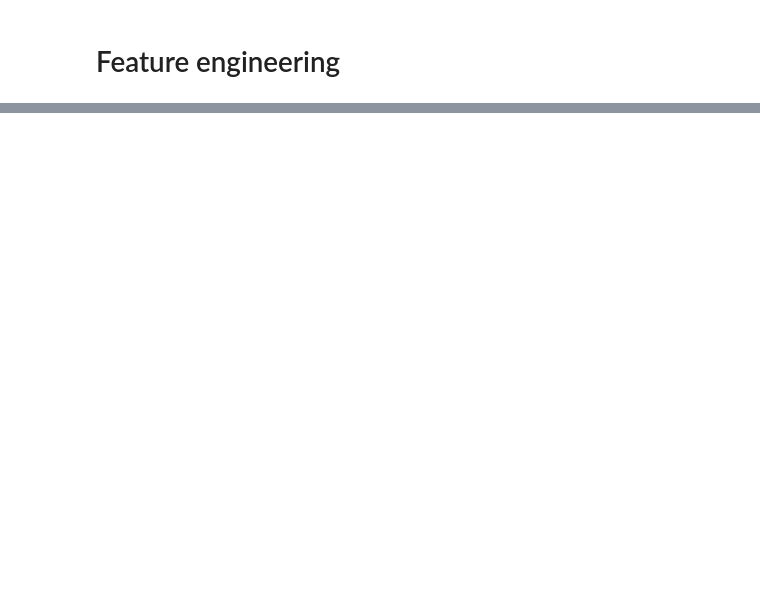
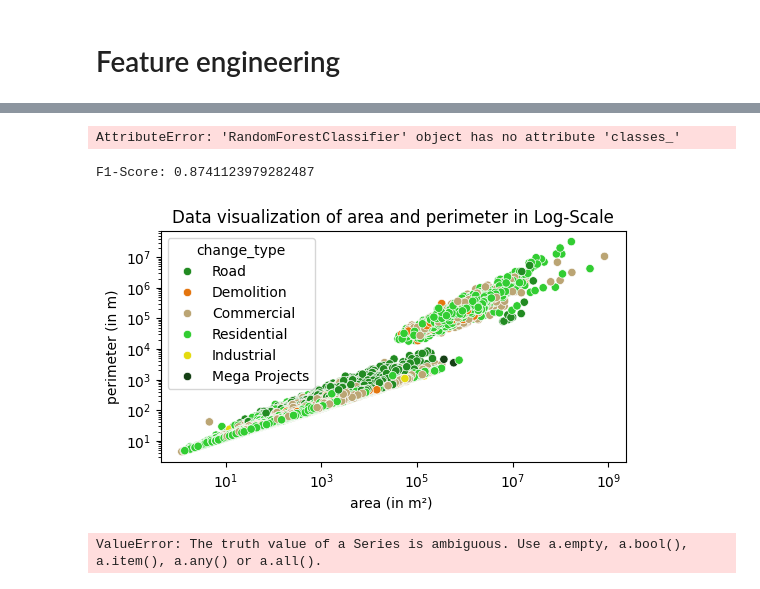
Before and after one commit to samuelmoyal/Construction-Area-Detection, a Jupyter notebook: projet_kaggle_notebook.ipynb, the cells around one changed output, grey strips where cells are left out. Drawn from its saved outputs; the diff is of its cells as text; code cells hidden in the pictures; blank space fills up the shorter version.

```diff
--- a/projet_kaggle_notebook.ipynb
+++ b/projet_kaggle_notebook.ipynb
@@ -158,3 +290,5 @@ train_df.drop(colonnes_a_supprimer, axis=1, inplace=True)
 colonnes_a_supprimer.remove('change_type')
 
 test_df.drop(colonnes_a_supprimer, axis=1, inplace=True)
+# %%
+train_df = train_df.dropna()
@@ -161,3 +297,9 @@ test_df.drop(colonnes_a_supprimer, axis=1, inplace=True)
+# %%
+train_y = train_y.loc[train_df.index]
+
+# Reset indices to keep alignment clean
+train_df = train_df.reset_index(drop=True)
+train_y = train_y.reset_index(drop=True)
 # %%
 #  NA replaced by the mean of the feature
 for colonne in train_df.columns[train_df.isna().any()]:
@@ -368,0 +456,51 @@ answer_RandFor.to_csv('answer_Rand.csv')
+# %%
+# Compute the confusion matrix
+conf_matrix = confusion_matrix(train_y, y_pred)
+
+# Plot the confusion matrix
+disp = ConfusionMatrixDisplay(conf_matrix, display_labels=model.classes_)
+disp.plot(cmap="Blues", values_format="d")  # 'd' for integer counts
+# %% [output]
+AttributeError: 'RandomForestClassifier' object has no attribute 'classes_'
+# %%
+from sklearn.metrics import f1_score
+
+# Compute F1-score
+f1 = f1_score(train_y, y_pred, average="weighted")  # "weighted" accounts for class imbalance
+print("F1-Score:", f1)
+# %% [output]
+F1-Score: 0.8741123979282487
+# %%
+import seaborn as sns
+import matplotlib.pyplot as plt
+
+
+# Define mapping of class labels
+class_mapping = {0: "Demolition", 1: "Road", 2: "Residential",
+                 3: "Commercial", 4: "Industrial", 5: "Mega Projects"}
+
+
+
+# Convert numerical labels to category names
+train_y_named = train_y.map(class_mapping)  # If train_y is a Pandas Series
+
+# Scatterplot of two important features
+plt.figure(figsize=(6, 3))
+sns.scatterplot(x=train_df["area"],
+                y=train_df["perimeter"],
+                hue=train_y_named,  # Color b y urban type
+                palette=["#228B22", "#E4750F",   "#BBA574","#32CD32", "#E4DB0F", "#154015"])
+plt.xscale("log")  # Log scale for x-axis
+plt.yscale("log")  # Log scale for y-axis
+
+plt.xlabel("area (in m²) ")
+plt.ylabel("perimeter (in m)")
+plt.title("Data visualization of area and perimeter in Log-Scale")
+plt.show()
+# %% [output]
+[figure, added]
+# %%
+sns.pairplot(train_df[["area/perimeter**2", "change_status_date1", "change_status_date2", "change_status_date3"]], hue=train_y)
+plt.show()
+# %% [output]
+ValueError: The truth value of a Series is ambiguous. Use a.empty, a.bool(), a.item(), a.any() or a.all().
```
Also changed, not shown: parts of 32 cells of this notebook, 1 other file.
